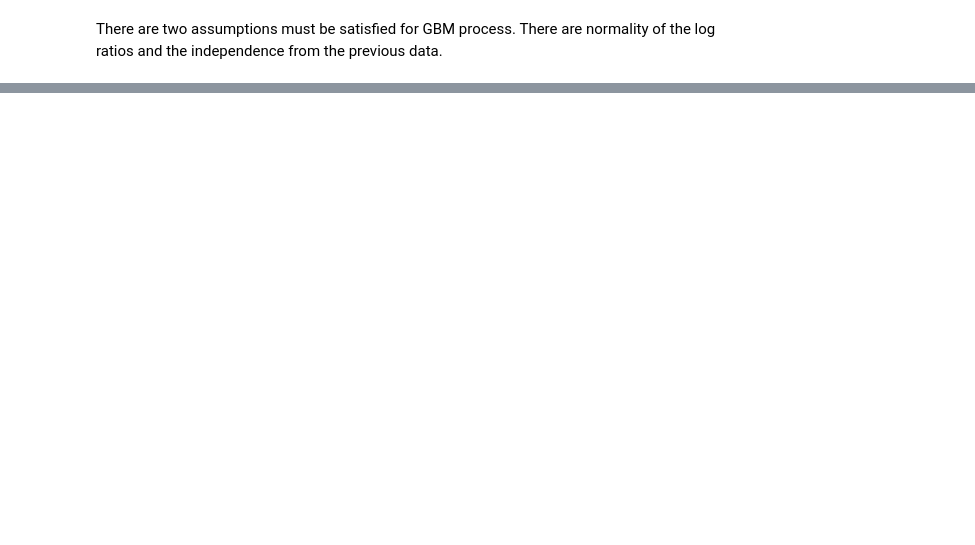
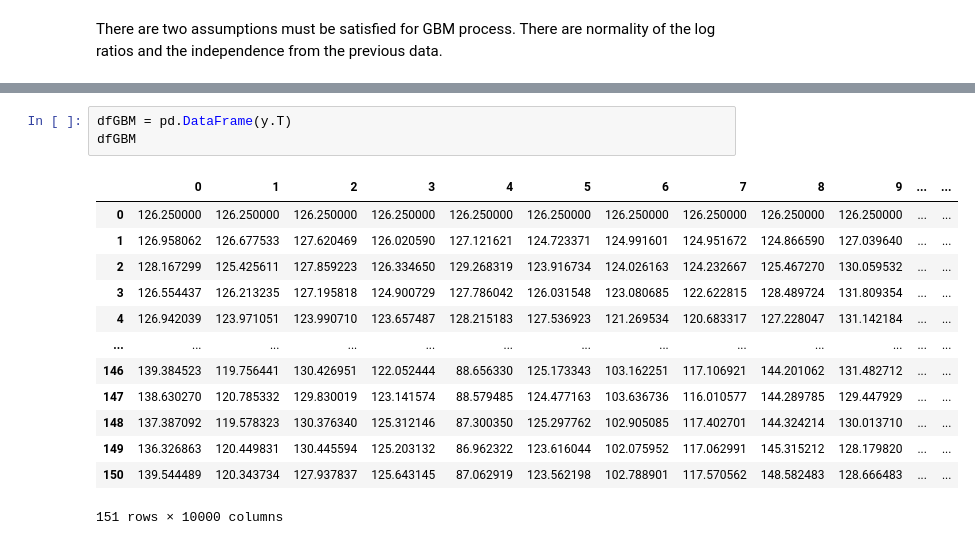
Before and after one commit to yohan2001colombo/DataScience, a Jupyter notebook: Brownian_hw.ipynb, the cells around one changed output, grey strips where cells are left out. Cells and saved outputs as stored; diff of their text form; blank space fills up the shorter version.

```diff
--- a/Brownian_hw.ipynb
+++ b/Brownian_hw.ipynb
@@ -154,0 +283,17 @@ Normality p-value: 8.527533227521388e-20
+# %%
+dfGBM = pd.DataFrame(y.T)
+dfGBM
+# %% [output]
+|  | 0 | 1 | 2 | 3 | 4 | 5 | 6 | 7 | 8 | 9 | ... | ... |
+| 0 | 126.250000 | 126.250000 | 126.250000 | 126.250000 | 126.250000 | 126.250000 | 126.250000 | 126.250000 | 126.250000 | 126.250000 | ... | ... |
+| 1 | 126.958062 | 126.677533 | 127.620469 | 126.020590 | 127.121621 | 124.723371 | 124.991601 | 124.951672 | 124.866590 | 127.039640 | ... | ... |
+| 2 | 128.167299 | 125.425611 | 127.859223 | 126.334650 | 129.268319 | 123.916734 | 124.026163 | 124.232667 | 125.467270 | 130.059532 | ... | ... |
+| 3 | 126.554437 | 126.213235 | 127.195818 | 124.900729 | 127.786042 | 126.031548 | 123.080685 | 122.622815 | 128.489724 | 131.809354 | ... | ... |
+| 4 | 126.942039 | 123.971051 | 123.990710 | 123.657487 | 128.215183 | 127.536923 | 121.269534 | 120.683317 | 127.228047 | 131.142184 | ... | ... |
+| ... | ... | ... | ... | ... | ... | ... | ... | ... | ... | ... | ... | ... |
+| 146 | 139.384523 | 119.756441 | 130.426951 | 122.052444 | 88.656330 | 125.173343 | 103.162251 | 117.106921 | 144.201062 | 131.482712 | ... | ... |
+| 147 | 138.630270 | 120.785332 | 129.830019 | 123.141574 | 88.579485 | 124.477163 | 103.636736 | 116.010577 | 144.289785 | 129.447929 | ... | ... |
+| 148 | 137.387092 | 119.578323 | 130.376340 | 125.312146 | 87.300350 | 125.297762 | 102.905085 | 117.402701 | 144.324214 | 130.013710 | ... | ... |
+| 149 | 136.326863 | 120.449831 | 130.445594 | 125.203132 | 86.962322 | 123.616044 | 102.075952 | 117.062991 | 145.315212 | 128.179820 | ... | ... |
+| 150 | 139.544489 | 120.343734 | 127.937837 | 125.643145 | 87.062919 | 123.562198 | 102.788901 | 117.570562 | 148.582483 | 128.666483 | ... | ... |
+151 rows × 10000 columns
```
Also changed, not shown: parts of 21 cells of this notebook.
